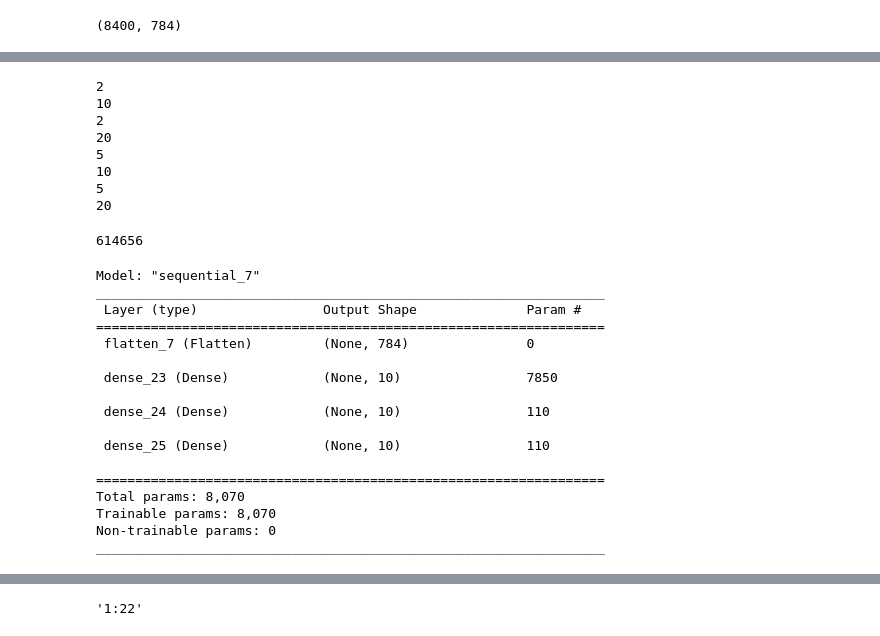
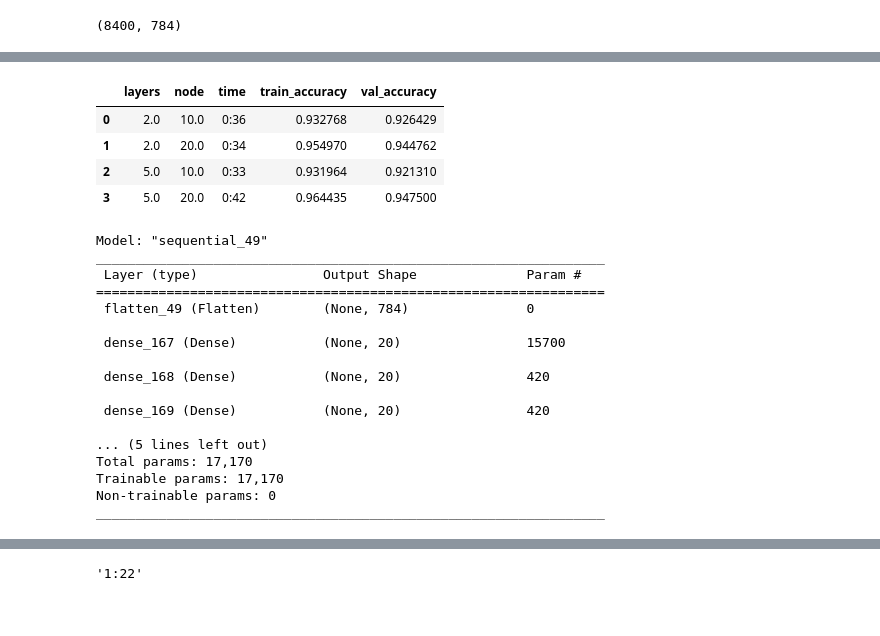
Before and after one commit to DrakeData/Digit_Recognizer, a Jupyter notebook: Digit_Recognizer.ipynb, the cells around one changed output, grey strips where cells are left out. Cells and saved outputs as stored; diff of their text form; code cells hidden in the pictures.

```diff
--- a/Digit_Recognizer.ipynb
+++ b/Digit_Recognizer.ipynb
@@ -523 +590,9 @@ model_n5 = keras.models.Sequential([
+# %%
+df
+# %% [output]
+|  | layers | node | time | train_accuracy | val_accuracy |
+| 0 | 2.0 | 10.0 | 0:36 | 0.932768 | 0.926429 |
+| 1 | 2.0 | 20.0 | 0:34 | 0.954970 | 0.944762 |
+| 2 | 5.0 | 10.0 | 0:33 | 0.931964 | 0.921310 |
+| 3 | 5.0 | 20.0 | 0:42 | 0.964435 | 0.947500 |
 # %%
@@ -545,20 +606,0 @@ def model_build(node, layers_n):
-# %%
-for i in [2, 5]:
-  for node in [10, 20]:
-    print(i)
-    print(node)
-# %% [output]
-2
-10
-2
-20
-5
-10
-5
-20
-# %%
-image_size = x_train.shape[1]
-input_size = image_size * image_size
-input_size
-# %% [output]
-614656
@@ -574,23 +609,23 @@ model_n2.compile(loss="sparse_categorical_crossentropy",
               optimizer="sgd",
               metrics=["accuracy"])
 # %%
-model_n2.summary()
+model_main.summary()
 # %% [output]
-Model: "sequential_7"
+Model: "sequential_49"
 _________________________________________________________________
  Layer (type)                Output Shape              Param #
 =================================================================
- flatten_7 (Flatten)         (None, 784)               0
+ flatten_49 (Flatten)        (None, 784)               0
 
- dense_23 (Dense)            (None, 10)                7850
+ dense_167 (Dense)           (None, 20)                15700
 
- dense_24 (Dense)            (None, 10)                110
+ dense_168 (Dense)           (None, 20)                420
 
- dense_25 (Dense)            (None, 10)                110
+ dense_169 (Dense)           (None, 20)                420
 
-=================================================================
-Total params: 8,070
-Trainable params: 8,070
+... (5 lines left out)
+Total params: 17,170
+Trainable params: 17,170
 Non-trainable params: 0
 _________________________________________________________________
 # %%
```
Also changed, not shown: parts of 20 cells of this notebook.
